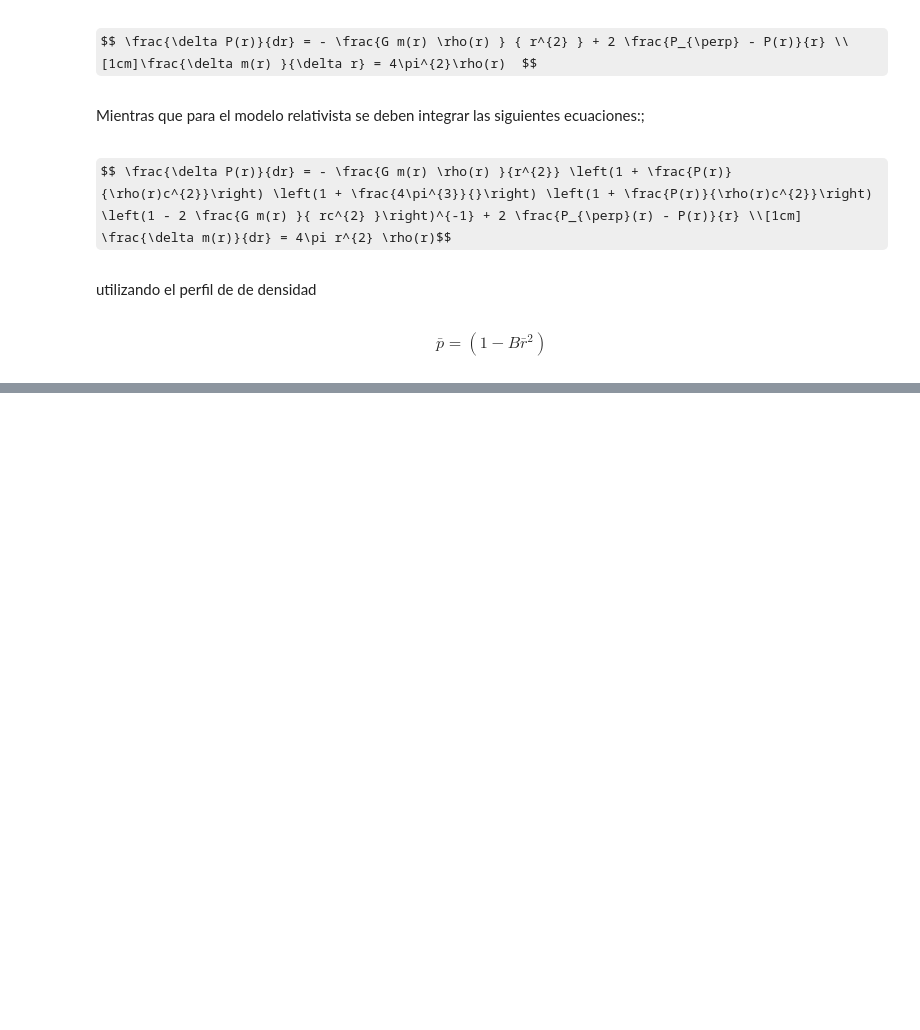
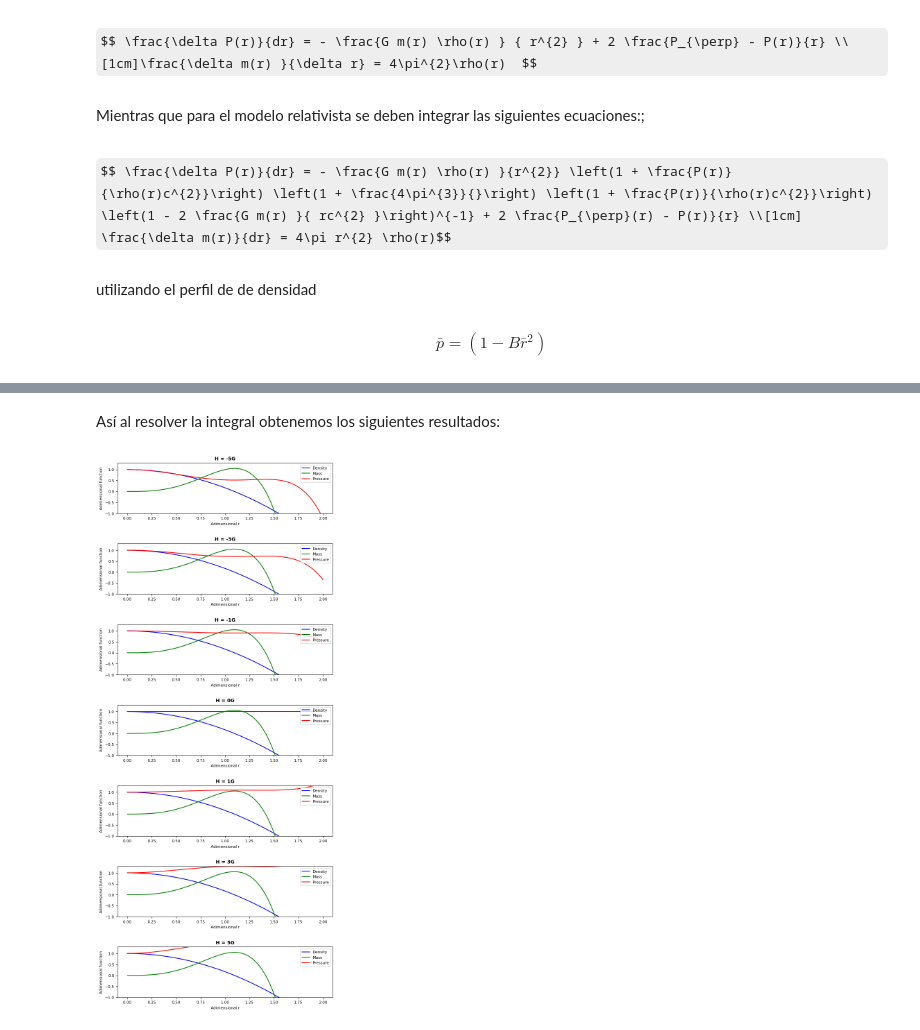
Before and after one commit to wDavid98/Autogravitantes_taller, a Jupyter notebook: Taller3.ipynb, the cells around one changed output, grey strips where cells are left out. Cells and saved outputs as stored; diff of their text form; code cells hidden in the pictures; some formulas as TeX source; blank space fills up the shorter version.

Commit message:
resultados iniciales

```diff
--- a/Taller3.ipynb
+++ b/Taller3.ipynb
@@ -31,0 +55,58 @@ $$ \rho(r) = \bar{\rho} \rho_{o}, \quad m(r) = \bar{m} M \quad P(r) = \bar{P} \q
+# %% [markdown]
+Así al resolver la integral obtenemos los siguientes resultados:
+# %%
+# constants
+u = 1
+k = 5
+n = 6
+B = 5/3 * (1 - 3/n)
+G = 6.67430e-11 # meters cubed per kilogram second squared
+
+def odes(r, x):
+    # assign each ODE to a vector element
+    P = x[0]
+    m = x[1]
+
+    # define each ODE
+    dPdr = (1 - B * pow(r, 2)) * (h * u * m) / (G * k * pow(r, 2))
+    dmdr = (1 - B * pow(r, 2)) * n * pow(r, 2)
+
+    return [dPdr, dmdr]
+
+# initial conditions
+x0 = [1, 0]
+
+# declare a time vector (time window)
+r = np.linspace(0.001,2,10000)
+
+# It only makes sense to represent h as multiples of G because it holds the same degree of magnitud according to G units
+h_values = [-5*G, -3*G, -1*G, 0*G, 1*G, 3*G, 5*G]
+g_values = [-5, -3, -1, 0, 1, 3, 5]
+pressure_values = []
+mass_values = []
+density_values = []
+
+for h in h_values:
+    x = solve_ivp(odes, t_eval = r , y0 = x0, t_span=[0.001, 2])
+    density_values.append(1 - B * pow(r, 2))
+    pressure_values.append(x.y[0])
+    mass_values.append(x.y[1])
+
+fig, axs = plt.subplots(nrows=7, ncols=1, figsize=(8, 20), gridspec_kw={'hspace': 0.6})
+
+for i, g_value in enumerate(g_values):
+    axs[i].plot(r, density_values[i], label='Density', color='blue')
+    axs[i].plot(r, mass_values[i], label='Mass', color='green')
+    axs[i].plot(r, pressure_values[i], label='Pressure', color='red')
+    axs[i].set_title(f'H = {g_value}G', fontsize=10, fontweight='bold')
+    axs[i].set_xlabel('Adimensional r', fontsize=8)
+    axs[i].set_ylabel('Adimensional function', fontsize=8)
+    axs[i].set_ylim(-1, 1.3)
+
+    # Set the font size of the tick labels on the x and y axes
+    axs[i].tick_params(axis='both', labelsize=8)
+
+    # Add a legend to the plot
+    axs[i].legend(loc='upper right', fontsize=8)
+# %% [output]
+[figure, added]
```
Also changed, not shown: parts of 7 cells of this notebook, 1 other file.
